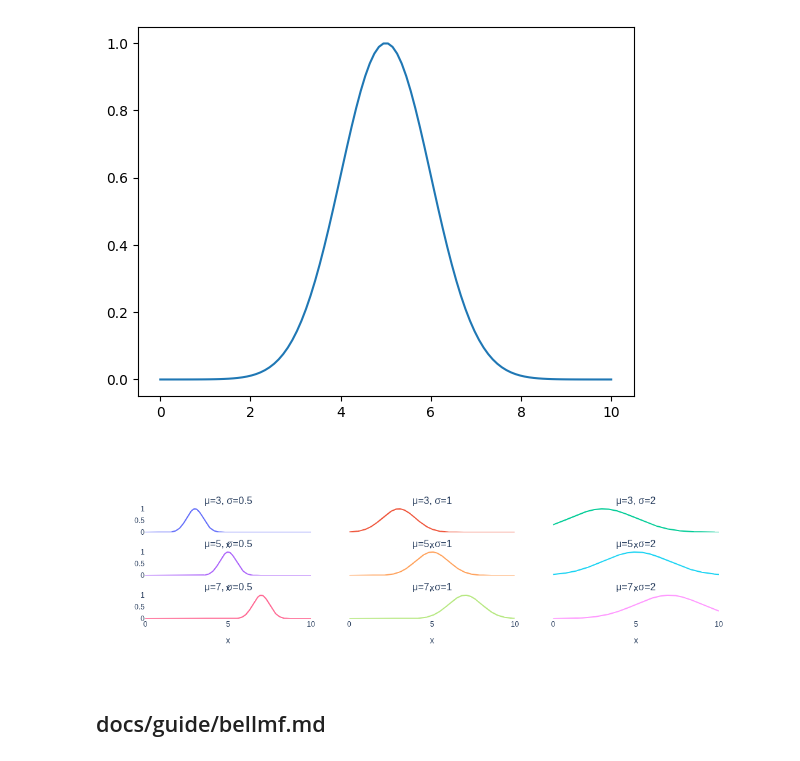
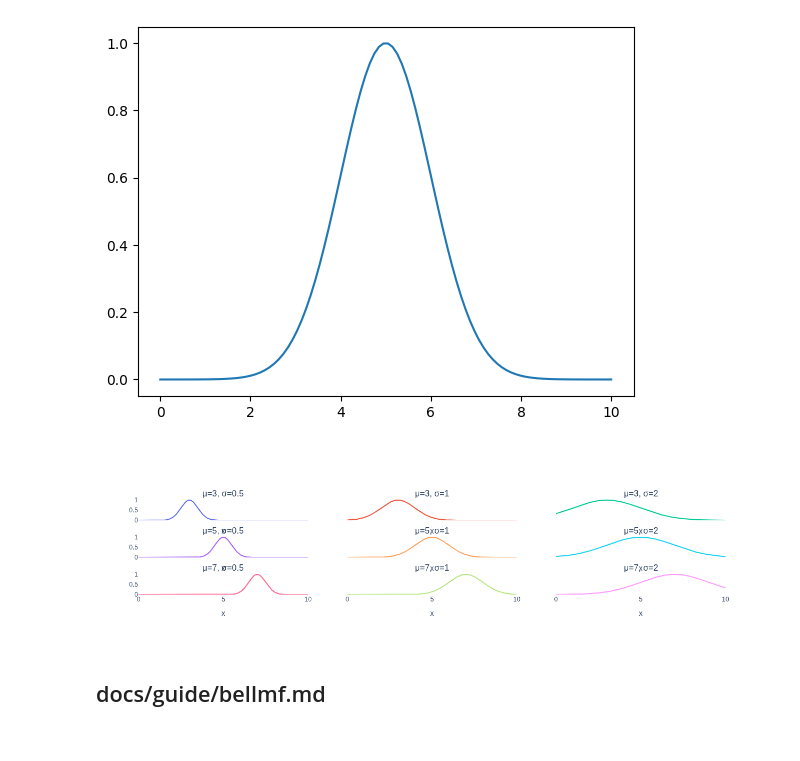
Before and after one commit to dcruzf/anfis-toolbox, a Jupyter notebook: docs/plots.ipynb, the cells around one changed output. Saved outputs shown, nothing was run; the diff lists cells and outputs as text; code cells hidden in the pictures.

```diff
--- a/docs/plots.ipynb
+++ b/docs/plots.ipynb
@@ -65,35 +65,34 @@ for i, mu in enumerate(mus):
 
 # Atualiza o layout do gráfico com fundo transparente
 fig.update_layout(
     showlegend=False,
     #paper_bgcolor='rgba(0,0,0,0)',
     plot_bgcolor='rgba(0,0,0,0)'
 )
 
 # Atualiza os eixos de cada subplot para ter uma escala e rótulos consistentes
 for i in range(len(mus)):
     for j in range(len(sigmas)):
         # Atualiza o eixo Y
         fig.update_yaxes(
             range=[0, 1.05],
             showticklabels=(j == 0),  # Mostra rótulos apenas na primeira coluna
             row=i + 1, col=j + 1
         )
 
         # Atualiza o eixo X
         fig.update_xaxes(
-            title_text='x',
             showticklabels=(i == len(mus) - 1),  # Mostra rótulos apenas na última linha
             row=i + 1, col=j + 1
         )
 
 
 # Mostra o gráfico (ideal para Jupyter Notebooks)
 fig.show()
 
 pio.write_html(fig, file= p / "gaussian_mf_subplots.html")
 # %% [output]
-[figure, old version]
+[figure, new version]
 # %% [markdown]
 ## docs/guide/bellmf.md
 # %%
```
Also changed, not shown: parts of 1 cell of this notebook, 5 other files.
